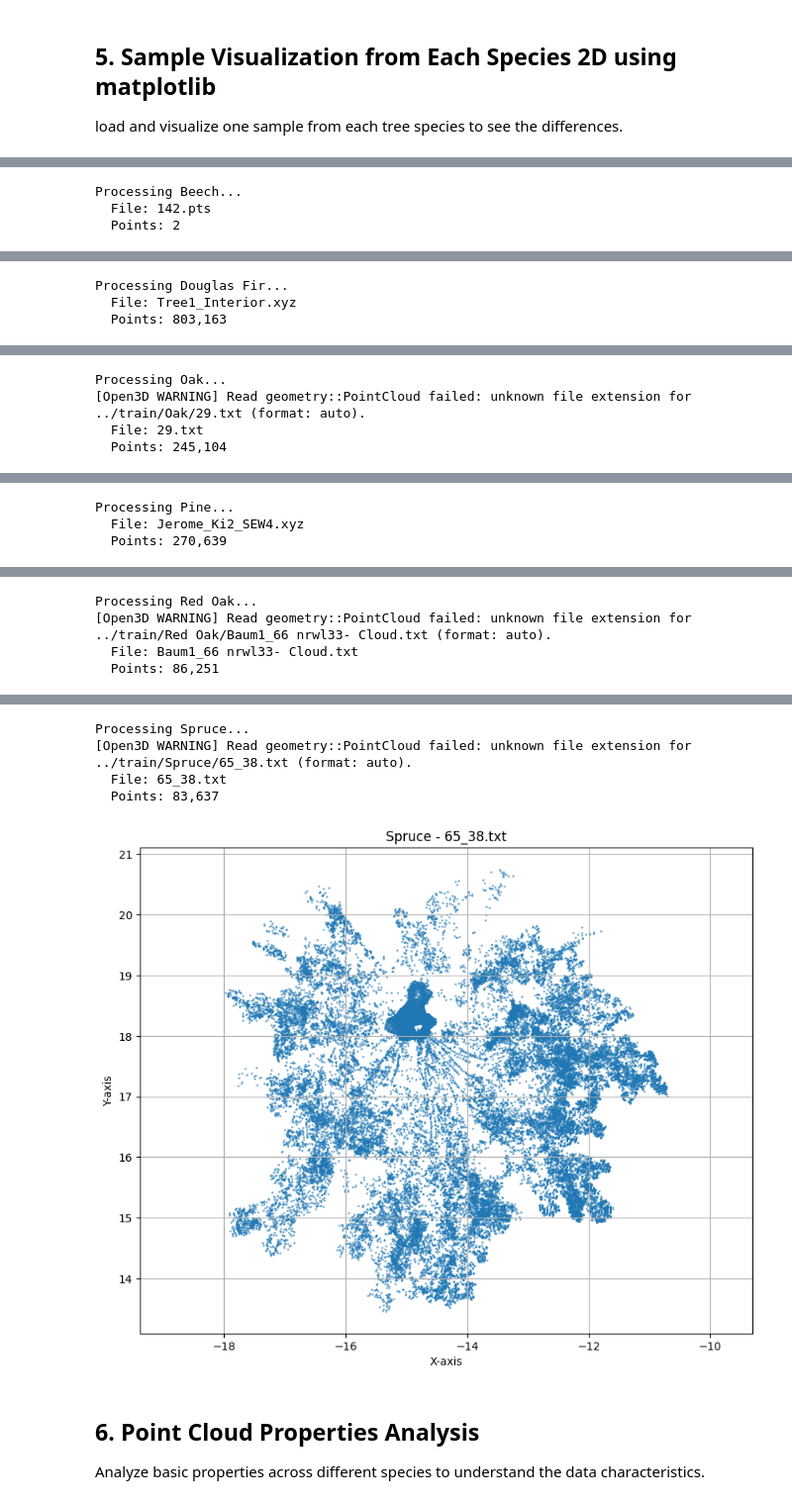
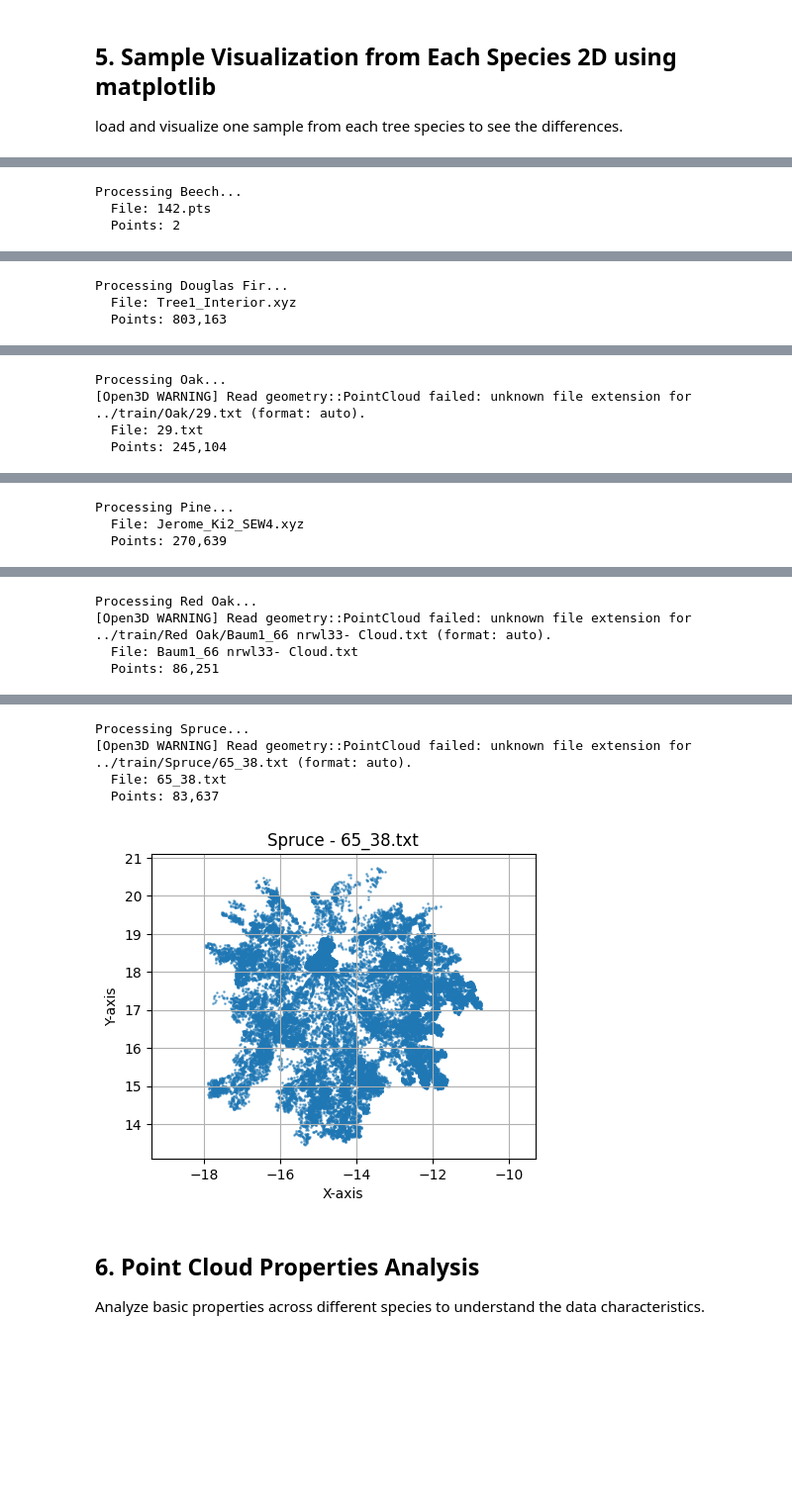
Before and after one commit to aarab-ayoub/Tree_Species_Classification, a Jupyter notebook: notebooks/data_visualization.ipynb, the cells around one changed output, grey strips where cells are left out. Shown at 99% size. Cells and saved outputs as stored; diff of their text form; code cells hidden in the pictures; blank space fills up the shorter version.

```diff
--- a/notebooks/data_visualization.ipynb
+++ b/notebooks/data_visualization.ipynb
@@ -284,7 +284,7 @@ def plot_point_cloud(pcd, title="Point Cloud"):
 	points = np.asarray(pcd.points)
 
 	# Create a 2D scatter plot
-	plt.figure(figsize=(10, 8))
+	plt.figure(figsize=(5, 4))
 	plt.scatter(points[:, 0], points[:, 1], s=1, alpha=0.5)
 	plt.title(title)
 	plt.xlabel("X-axis")
@@ -349,8 +349,8 @@ Processing Red Oak...
 Processing Spruce...
 [Open3D WARNING] Read geometry::PointCloud failed: unknown file extension for ../train/Spruce/65_38.txt (format: auto).
   File: 65_38.txt
   Points: 83,637
-[figure, old version]
+[figure, new version]
 # %% [markdown]
 ## 6. Point Cloud Properties Analysis
 
```
Also changed, not shown: parts of 1 cell of this notebook.
